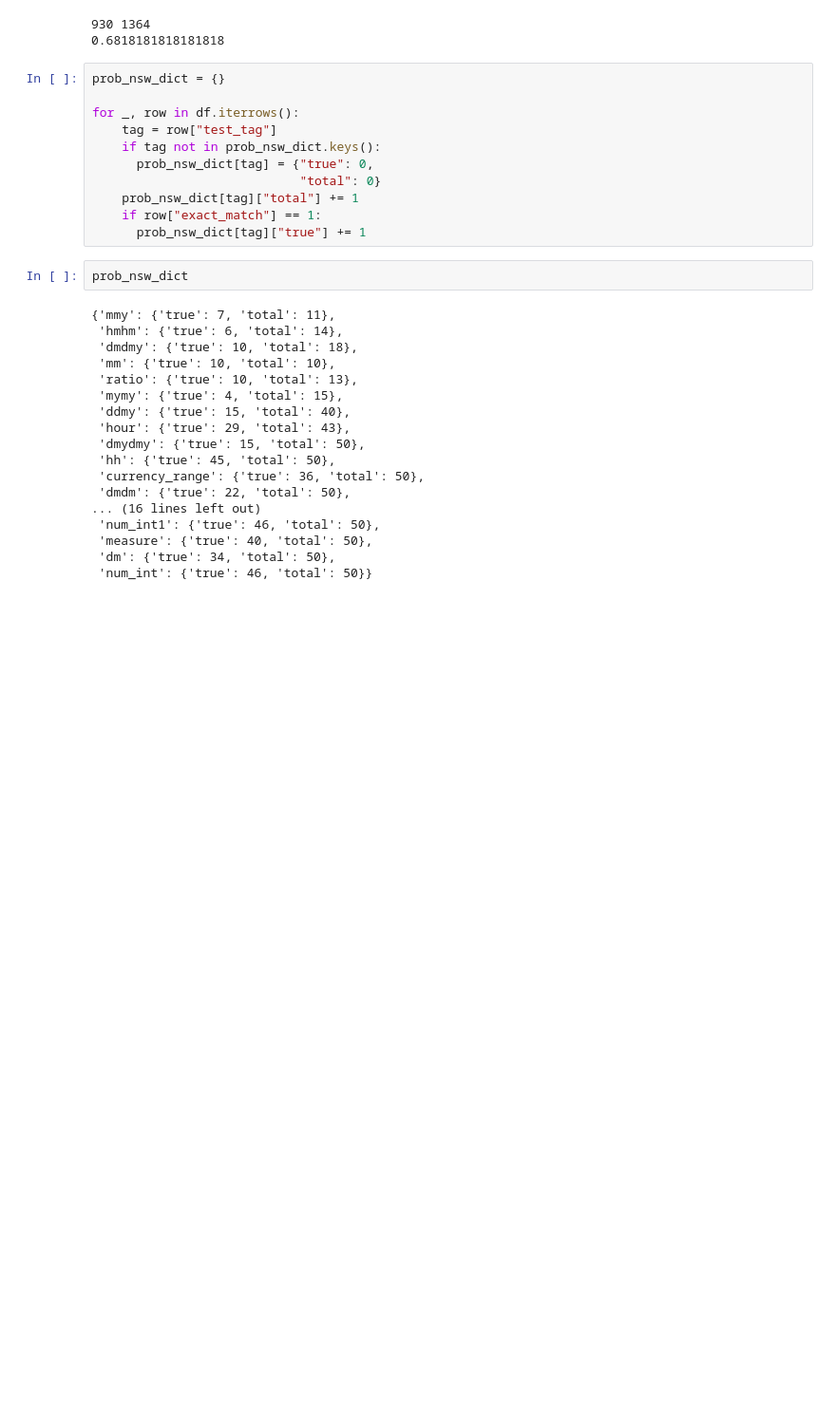
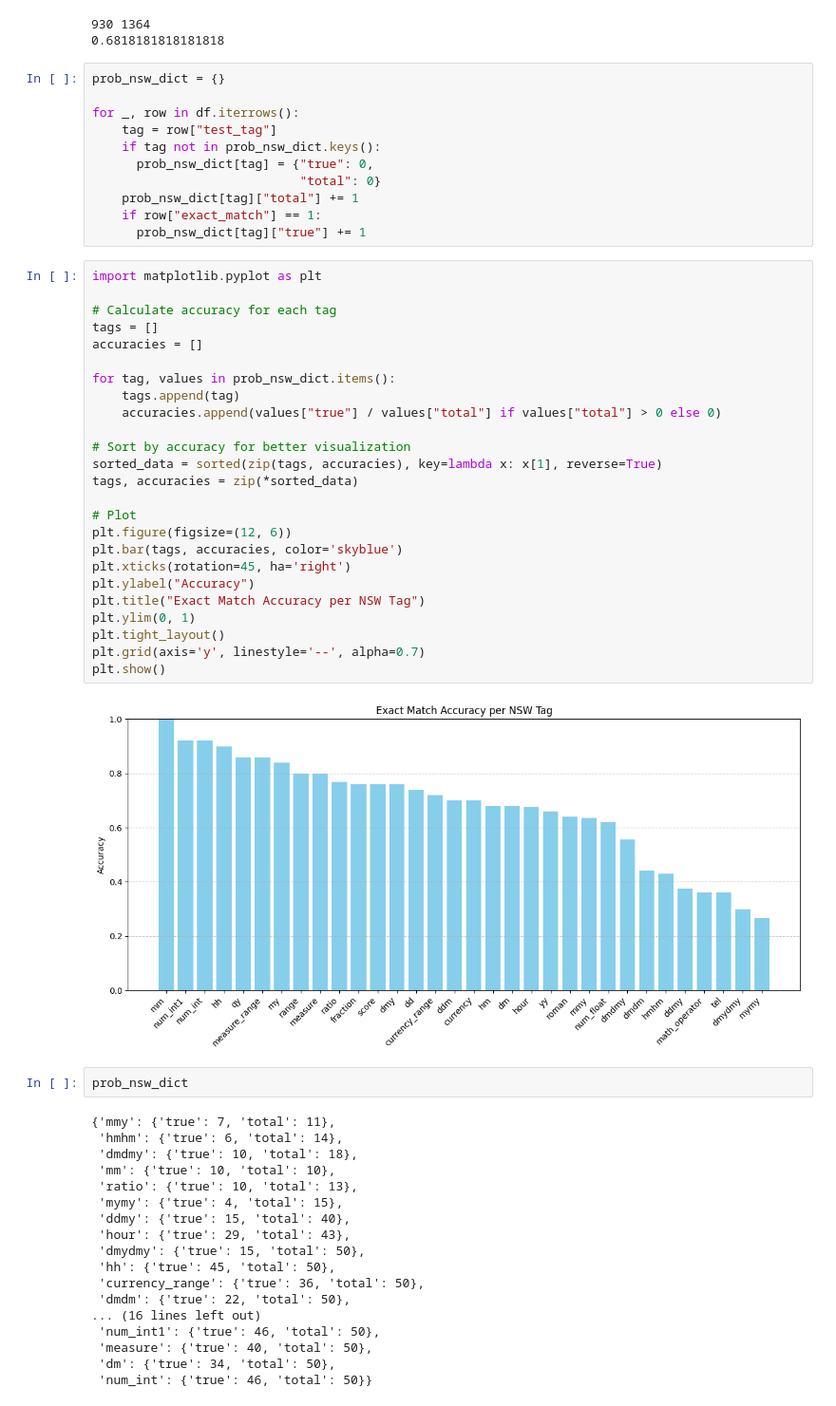
Before and after one commit to datnt3/text-normalization, a Jupyter notebook: data_storage/data_process.ipynb, the cells around one changed output. Shown at 95% size. Cells and saved outputs as stored; diff of their text form; blank space fills up the shorter version.

```diff
--- a/data_storage/data_process.ipynb
+++ b/data_storage/data_process.ipynb
@@ -196,6 +196,33 @@ for _, row in df.iterrows():
     prob_nsw_dict[tag]["total"] += 1
     if row["exact_match"] == 1:
       prob_nsw_dict[tag]["true"] += 1
+# %%
+import matplotlib.pyplot as plt
+
+# Calculate accuracy for each tag
+tags = []
+accuracies = []
+
+for tag, values in prob_nsw_dict.items():
+    tags.append(tag)
+    accuracies.append(values["true"] / values["total"] if values["total"] > 0 else 0)
+
+# Sort by accuracy for better visualization
+sorted_data = sorted(zip(tags, accuracies), key=lambda x: x[1], reverse=True)
+tags, accuracies = zip(*sorted_data)
+
+# Plot
+plt.figure(figsize=(12, 6))
+plt.bar(tags, accuracies, color='skyblue')
+plt.xticks(rotation=45, ha='right')
+plt.ylabel("Accuracy")
+plt.title("Exact Match Accuracy per NSW Tag")
+plt.ylim(0, 1)
+plt.tight_layout()
+plt.grid(axis='y', linestyle='--', alpha=0.7)
+plt.show()
+# %% [output]
+[figure, added]
 # %%
 prob_nsw_dict
 # %% [output]
```
Also changed, not shown: parts of 1 cell of this notebook, 13 other files.
